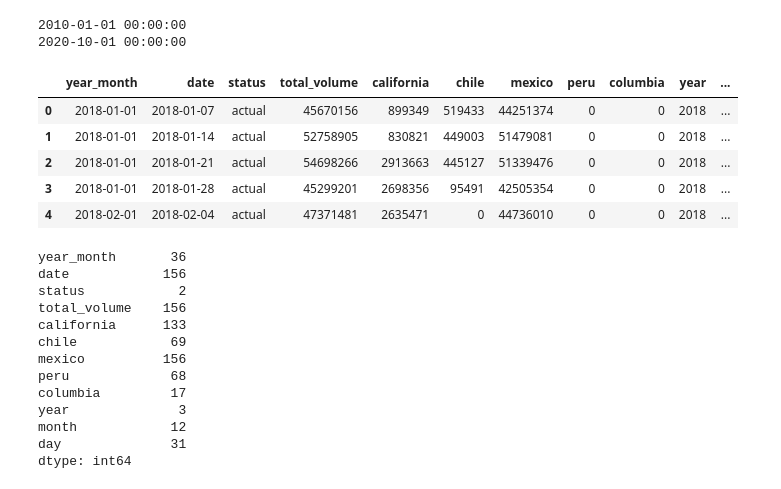
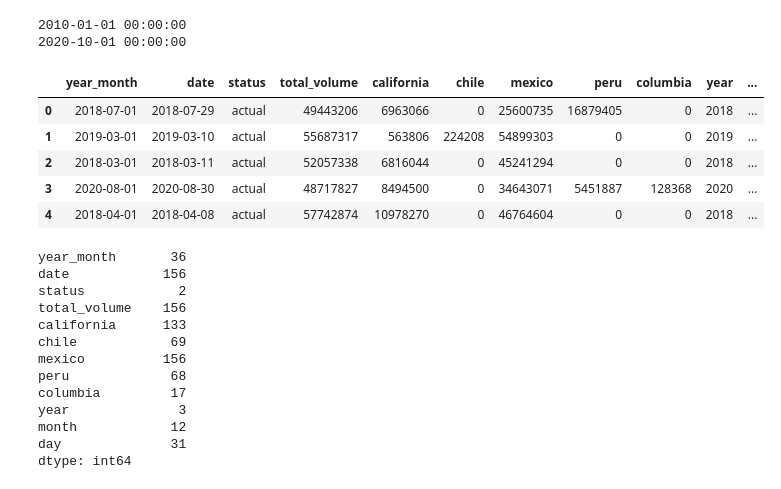
Before and after one commit to davidmcbee/Health_and_Avocados, a Jupyter notebook: ML_Data_Preparation.ipynb, the cells around one changed output. Drawn from its saved outputs; the diff is of its cells as text; code cells hidden in the pictures.

```diff
--- a/ML_Data_Preparation.ipynb
+++ b/ML_Data_Preparation.ipynb
@@ -10,6 +11,25 @@ import os
 warnings.filterwarnings('ignore')
 # %%
-prices_df = pd.read_csv(Path('../resources/prices.csv'))
+#prices_df = pd.read_csv(Path('../resources/prices.csv'))
+
+# get db server connection string
+db_string = f'postgres://postgres:{db_password}@127.0.0.1:5432/avocados'
+
+# Create db engine
+engine = create_engine(db_string)
+
+# Load prices data set
+prices_df = pd.read_sql_table('all_prices', engine)
+
+# Load climate data set
+climate_df = pd.read_sql_table('climate', engine)
+
+# Load prod data set
+prod_df = pd.read_sql_table('all_prod', engine)
+
+# Load market data set
+market_df = pd.read_sql_table('all_market', engine)
+
 prices_df['year_month'] = pd.to_datetime(prices_df['year_month'])
 prices_df['date'] = pd.to_datetime(prices_df['date'])
 prices_df["year"] = prices_df['date'].apply(lambda x: x.year)
@@ -179,20 +199,21 @@ print(climate_df['year_month'].max())
 2010-01-01 00:00:00
 2020-10-01 00:00:00
 # %%
-prod_df = pd.read_csv(Path('../resources/prod.csv'))
+#prod_df = pd.read_csv(Path('../resources/prod.csv'))
+
 prod_df['year_month'] = pd.to_datetime(prod_df['year_month'])
 prod_df['date'] = pd.to_datetime(prod_df['date'])
 prod_df["year"] = prod_df['date'].apply(lambda x: x.year)
 prod_df["month"] = prod_df['date'].apply(lambda x: x.month)
 prod_df["day"] = prod_df['date'].apply(lambda x: x.day)
 prod_df.head()
 # %% [output]
 |  | year_month | date | status | total_volume | california | chile | mexico | peru | columbia | year | ... |
-| 0 | 2018-01-01 | 2018-01-07 | actual | 45670156 | 899349 | 519433 | 44251374 | 0 | 0 | 2018 | ... |
-| 1 | 2018-01-01 | 2018-01-14 | actual | 52758905 | 830821 | 449003 | 51479081 | 0 | 0 | 2018 | ... |
-| 2 | 2018-01-01 | 2018-01-21 | actual | 54698266 | 2913663 | 445127 | 51339476 | 0 | 0 | 2018 | ... |
-| 3 | 2018-01-01 | 2018-01-28 | actual | 45299201 | 2698356 | 95491 | 42505354 | 0 | 0 | 2018 | ... |
-| 4 | 2018-02-01 | 2018-02-04 | actual | 47371481 | 2635471 | 0 | 44736010 | 0 | 0 | 2018 | ... |
+| 0 | 2018-07-01 | 2018-07-29 | actual | 49443206 | 6963066 | 0 | 25600735 | 16879405 | 0 | 2018 | ... |
+| 1 | 2019-03-01 | 2019-03-10 | actual | 55687317 | 563806 | 224208 | 54899303 | 0 | 0 | 2019 | ... |
+| 2 | 2018-03-01 | 2018-03-11 | actual | 52057338 | 6816044 | 0 | 45241294 | 0 | 0 | 2018 | ... |
+| 3 | 2020-08-01 | 2020-08-30 | actual | 48717827 | 8494500 | 0 | 34643071 | 5451887 | 128368 | 2020 | ... |
+| 4 | 2018-04-01 | 2018-04-08 | actual | 57742874 | 10978270 | 0 | 46764604 | 0 | 0 | 2018 | ... |
 # %%
 prod_df.nunique()
 # %% [output]
```
Also changed, not shown: parts of 34 cells of this notebook, 3 other files.
